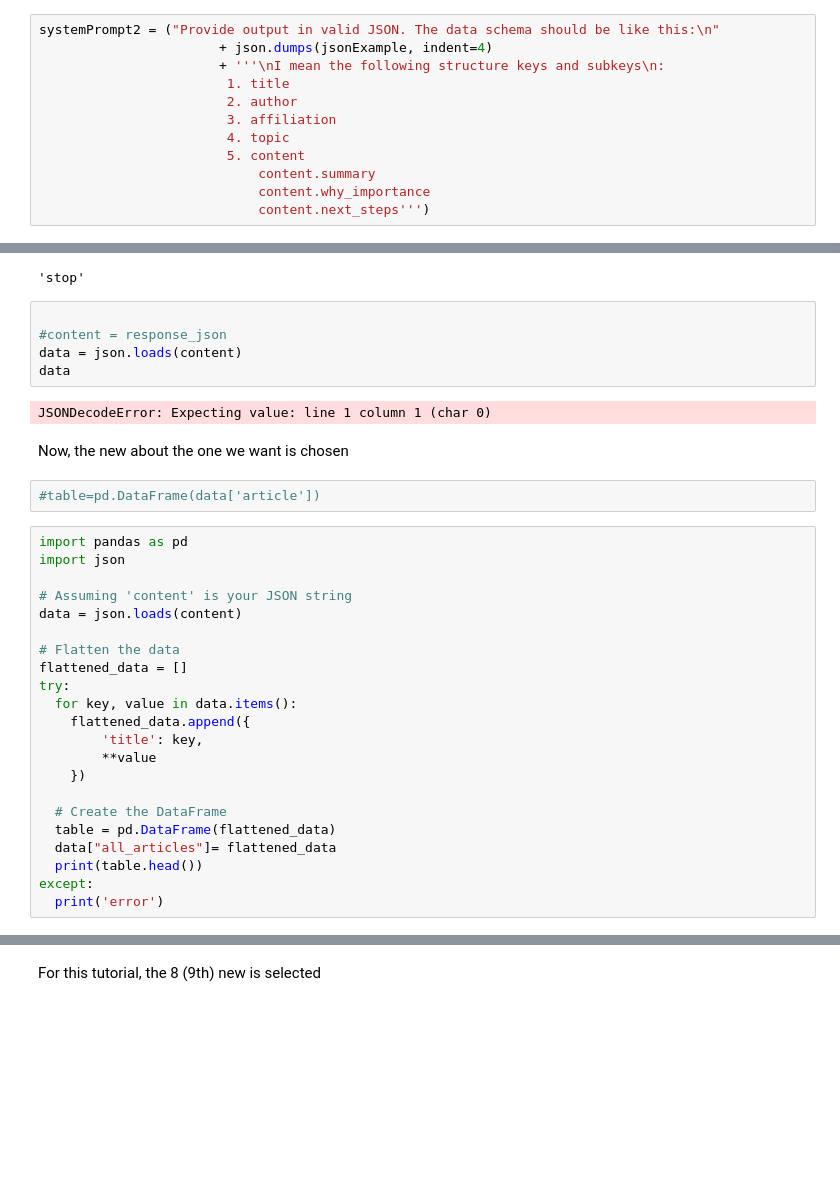
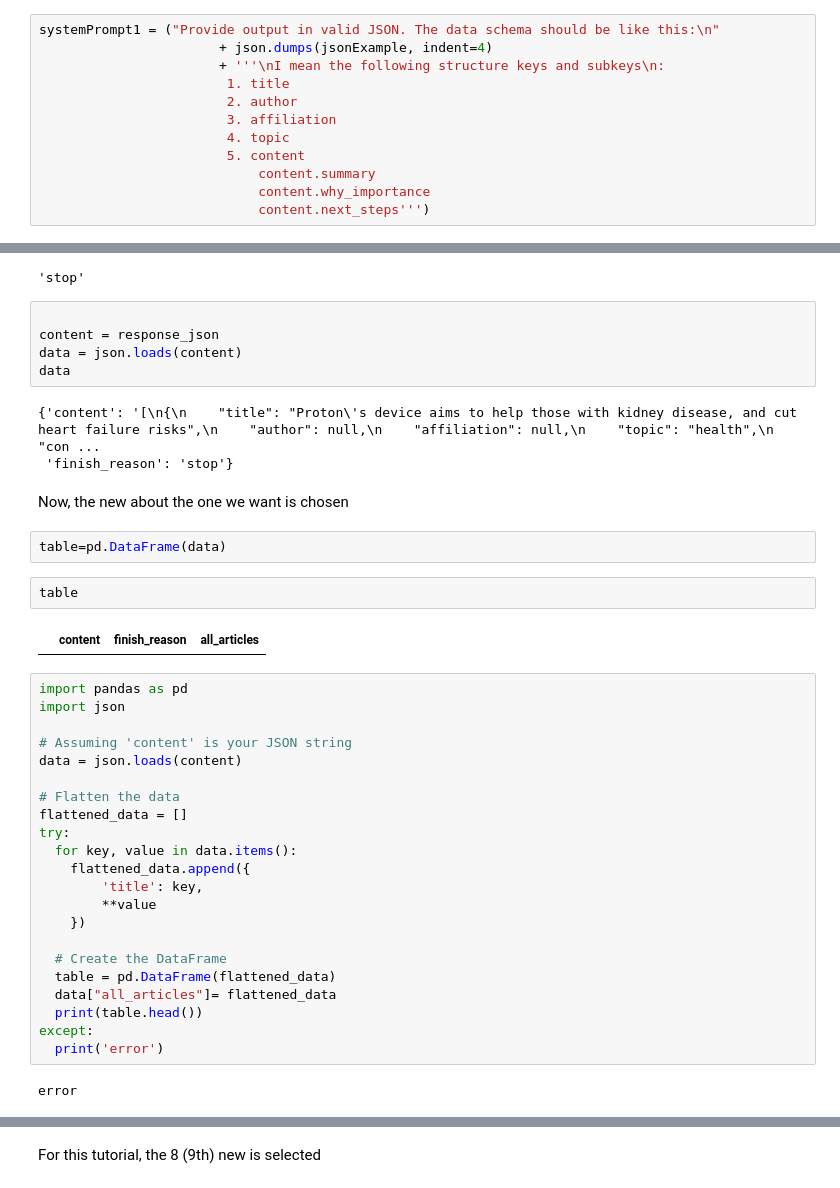
Before and after one commit to soheilpaper/twitter-personality-classification1, a Jupyter notebook: Scraper/Medium_EffortlessPressArticleGeneration.ipynb, the cells around one changed output, grey strips where cells are left out. Saved outputs shown, nothing was run; the diff lists cells and outputs as text; blank space fills up the shorter version.

```diff
--- a/Scraper/Medium_EffortlessPressArticleGeneration.ipynb
+++ b/Scraper/Medium_EffortlessPressArticleGeneration.ipynb
@@ -182,7 +182,7 @@ systemPrompt1 = ('''Provide output in valid JSON. The data schema should be like
 # %% [markdown]
 System indications for the second prompt we will ask for
 # %%
-systemPrompt2 = ("Provide output in valid JSON. The data schema should be like this:\n"
+systemPrompt1 = ("Provide output in valid JSON. The data schema should be like this:\n"
                        + json.dumps(jsonExample, indent=4)
                        + '''\nI mean the following structure keys and subkeys\n:
                         1. title
@@ -390,15 +388,20 @@ finish_reason
 'stop'
 # %%
 
-#content = response_json
+content = response_json
 data = json.loads(content)
 data
 # %% [output]
-JSONDecodeError: Expecting value: line 1 column 1 (char 0)
+{'content': '[\n{\n    "title": "Proton\'s device aims to help those with kidney disease, and cut heart failure risks",\n    "author": null,\n    "affiliation": null,\n    "topic": "health",\n    "con ...
+ 'finish_reason': 'stop'}
 # %% [markdown]
 Now, the new about the one we want is chosen
 # %%
-#table=pd.DataFrame(data['article'])
+table=pd.DataFrame(data)
+# %%
+table
+# %% [output]
+|  | content | finish_reason | all_articles |
 # %%
 import pandas as pd
 import json
@@ -421,6 +424,8 @@ try:
   print(table.head())
 except:
   print('error')
+# %% [output]
+error
 # %%
 import pandas as pd
 import json
```
Also changed, not shown: parts of 6 cells of this notebook.
